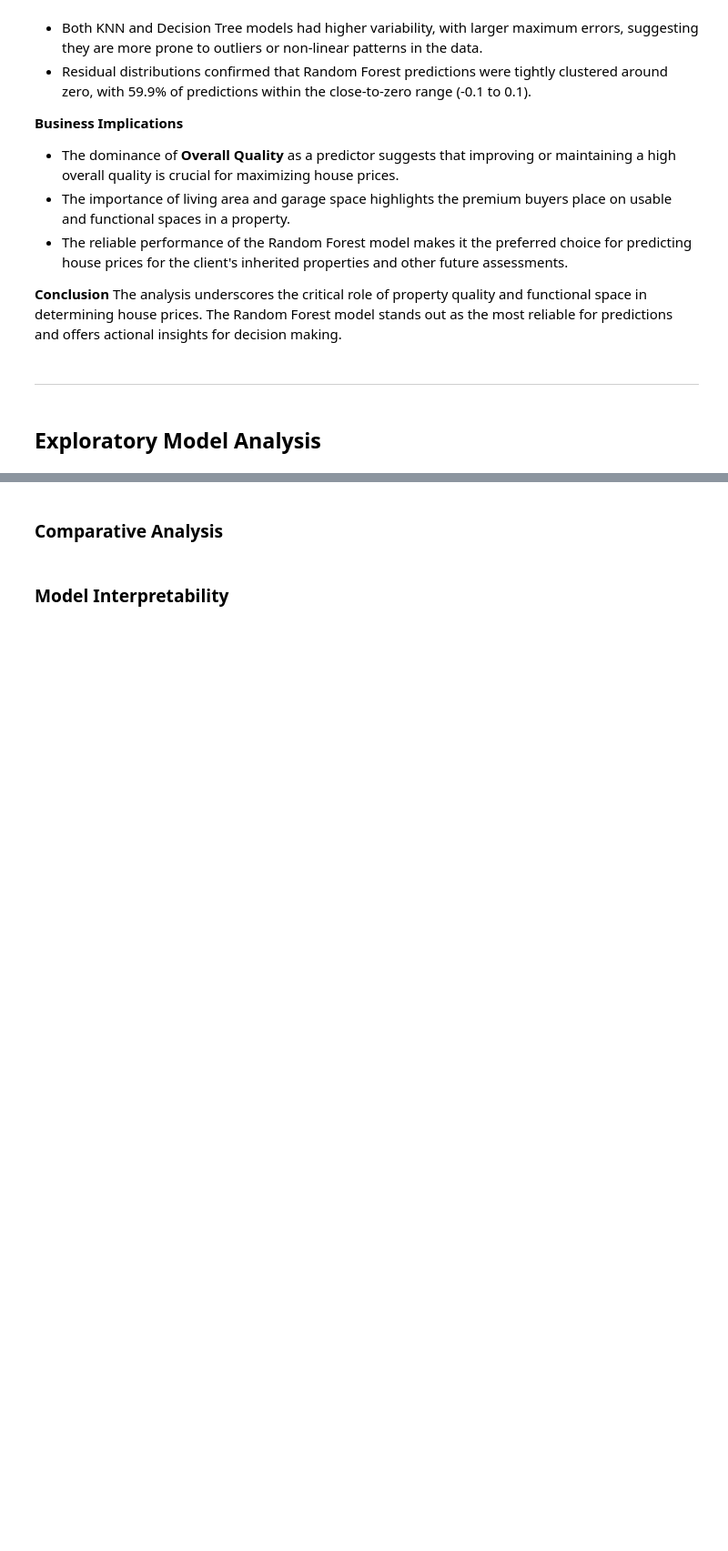
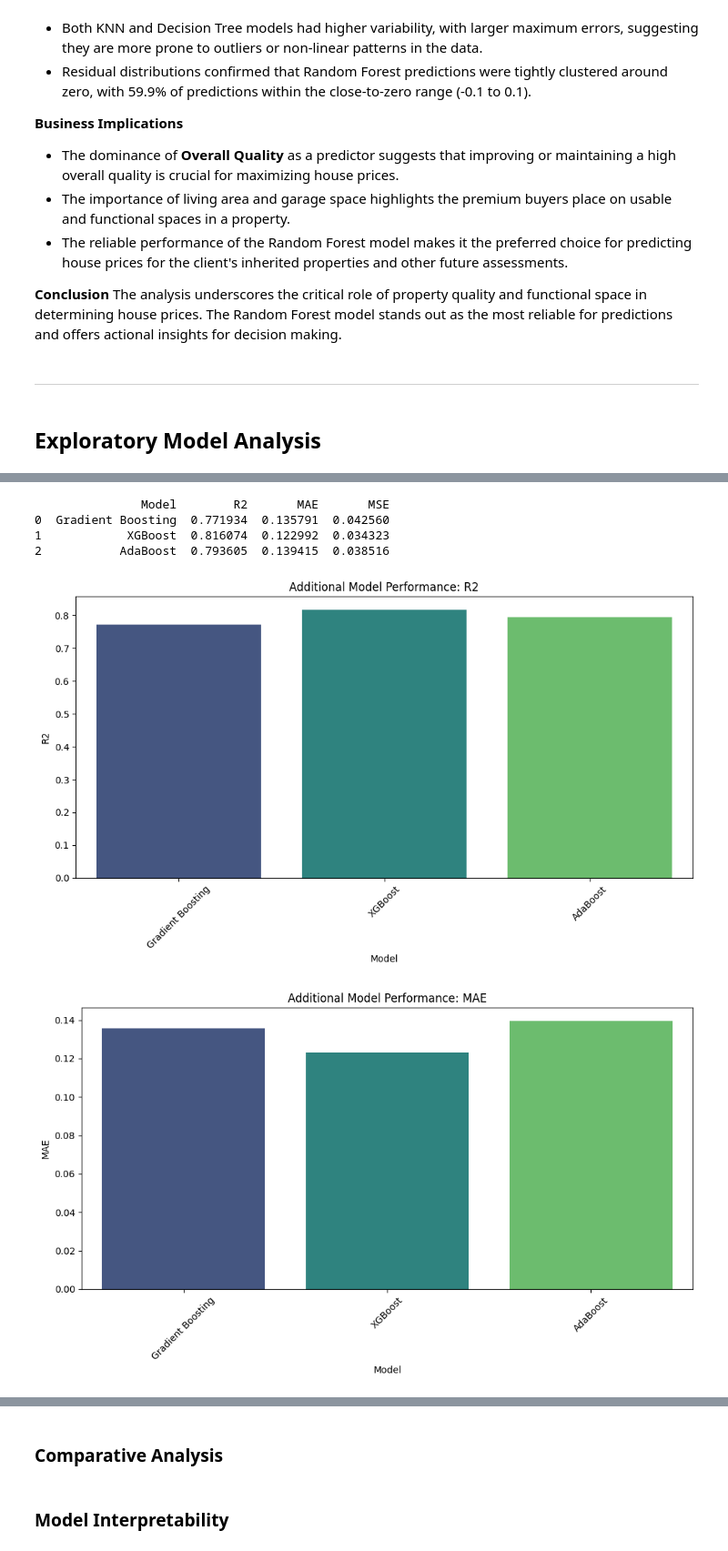
Before and after one commit to TonichaB/Predictive-Analytics-PP5, a Jupyter notebook: jupyter_notebooks/05_Model_Training_and_Evaluation.ipynb, the cells around one changed output, grey strips where cells are left out. Shown at 91% size. Cells and saved outputs as stored; diff of their text form; code cells hidden in the pictures; blank space fills up the shorter version.

Commit message:
feat: Add experimentation with additional models, including training, evaluation, insights, performance comparison and observations.

```diff
--- a/jupyter_notebooks/05_Model_Training_and_Evaluation.ipynb
+++ b/jupyter_notebooks/05_Model_Training_and_Evaluation.ipynb
@@ -1378,0 +1387,46 @@ The analysis underscores the critical role of property quality and functional sp
+# %%
+from sklearn.ensemble import GradientBoostingRegressor, AdaBoostRegressor
+from xgboost import XGBRegressor
+
+# Define models
+additional_models = {
+    "Gradient Boosting": GradientBoostingRegressor(random_state=42),
+    "XGBoost": XGBRegressor(random_state=42, objective='reg:squarederror'),
+    "AdaBoost": AdaBoostRegressor(random_state=42)
+}
+
+# Train and evaluate models
+additional_results = []
+
+for model_name, model in additional_models.items():
+    model.fit(x_train, y_train)
+    y_pred = model.predict(x_test)
+    r2 = r2_score(y_test, y_pred)
+    mae = mean_absolute_error(y_test, y_pred)
+    mse = mean_squared_error(y_test, y_pred)
+    additional_results.append({"Model": model_name, "R2": r2, "MAE": mae, "MSE": mse})
+
+# Create a DataFrame for results
+additional_results_df = pd.DataFrame(additional_results)
+
+# Display Results
+print(additional_results_df)
+
+# Plot results
+metrics = ["R2", "MAE", "MSE"]
+for metric in metrics:
+    plt.figure(figsize=(10, 6))
+    sns.barplot(data=additional_results_df, x="Model", y=metric, palette="viridis")
+    plt.title(f"Additional Model Performance: {metric}")
+    plt.ylabel(metric)
+    plt.xlabel("Model")
+    plt.xticks(rotation=45)
+    plt.tight_layout()
+    plt.show()
+# %% [output]
+               Model        R2       MAE       MSE
+0  Gradient Boosting  0.771934  0.135791  0.042560
+1            XGBoost  0.816074  0.122992  0.034323
+2           AdaBoost  0.793605  0.139415  0.038516
+[figure, added]
+[figure, added]
```
Also changed, not shown: parts of 4 cells of this notebook.
